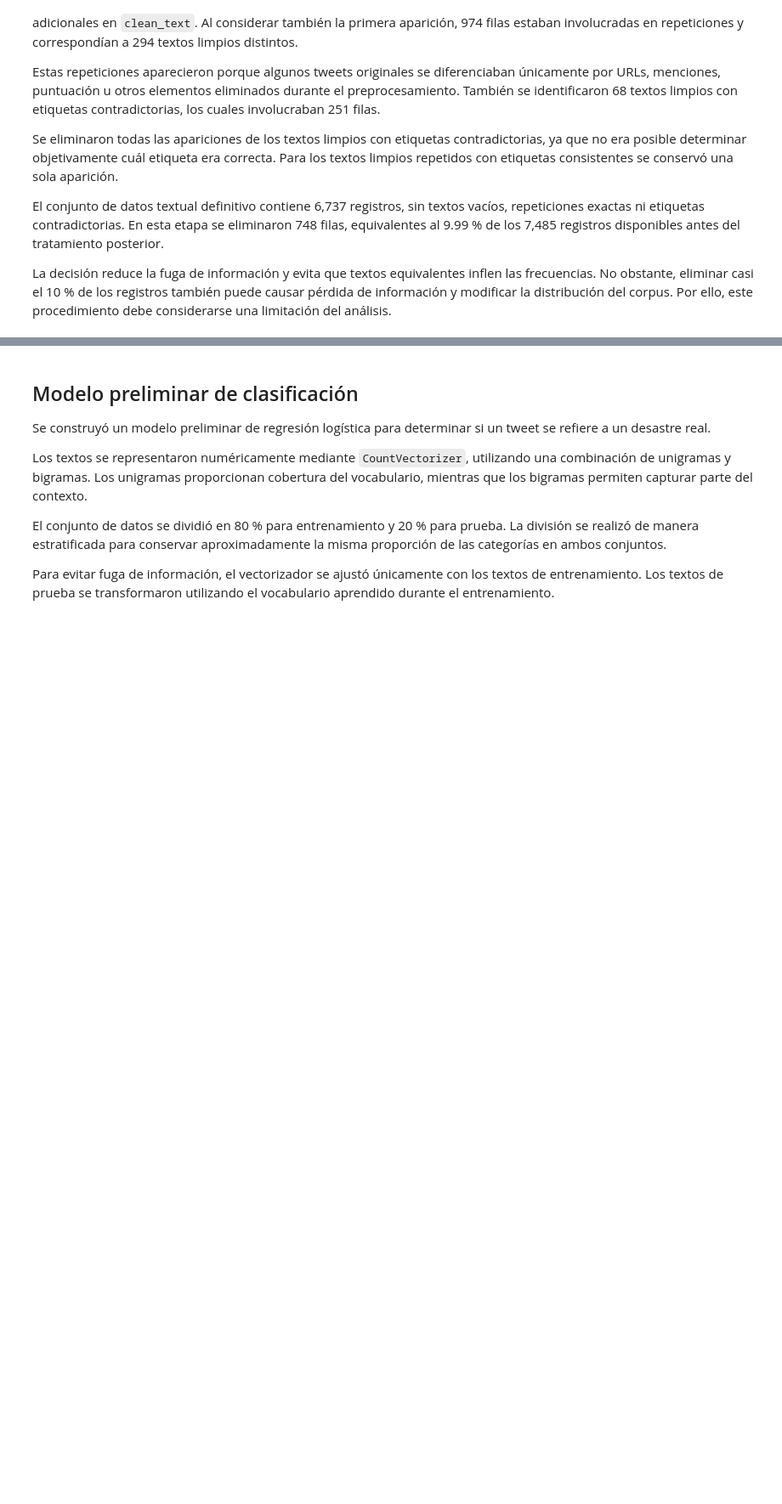
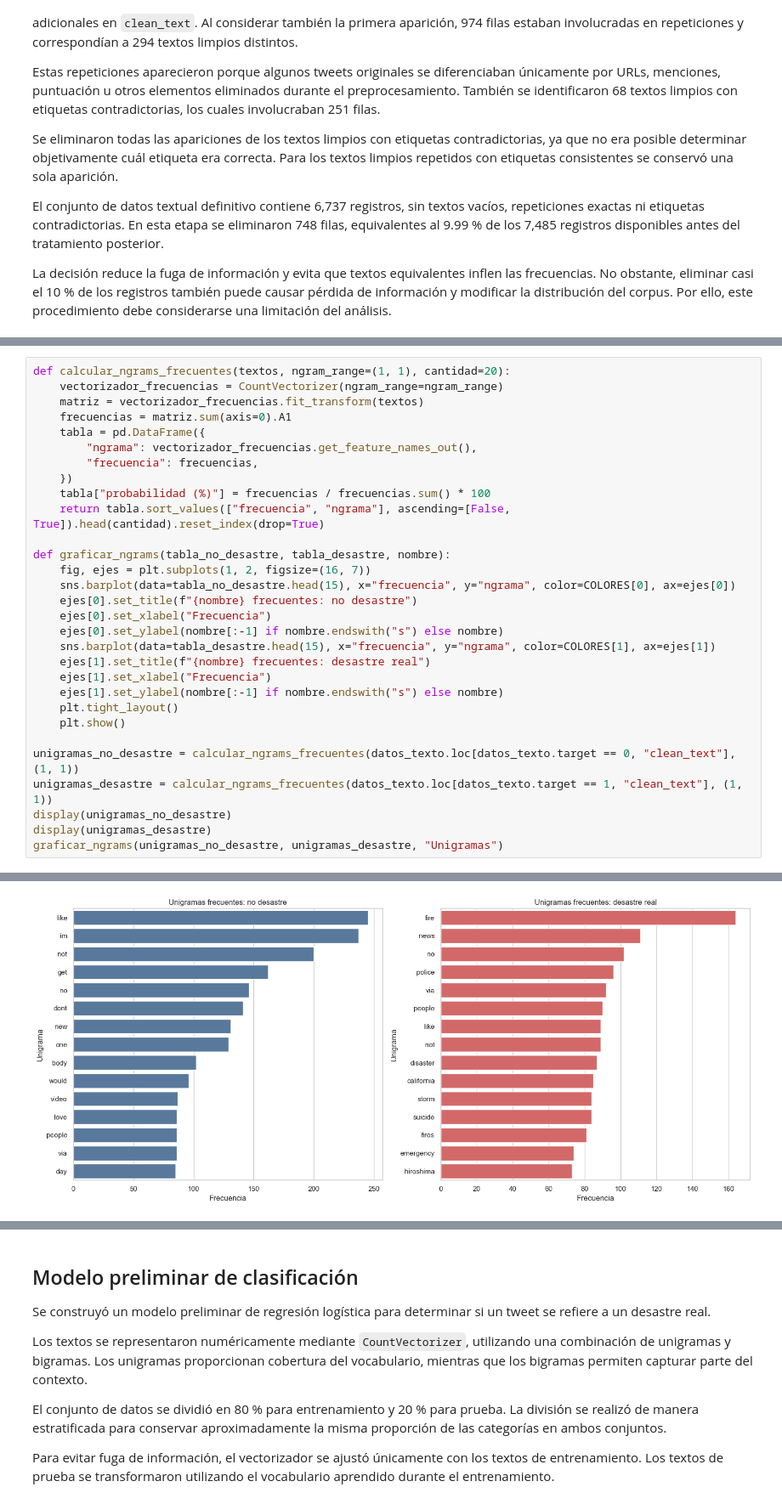
Before and after one commit to tismajo/CC3084-Laboratorio5, a Jupyter notebook: Laboratorio5.ipynb, the cells around one changed output, grey strips where cells are left out. Shown at 85% size. Saved outputs shown, nothing was run; the diff lists cells and outputs as text; blank space fills up the shorter version.

```diff
--- a/Laboratorio5.ipynb
+++ b/Laboratorio5.ipynb
@@ -976,0 +503,31 @@ Las nubes permiten identificar visualmente diferencias entre las categorías, pe
+# %%
+def calcular_ngrams_frecuentes(textos, ngram_range=(1, 1), cantidad=20):
+    vectorizador_frecuencias = CountVectorizer(ngram_range=ngram_range)
+    matriz = vectorizador_frecuencias.fit_transform(textos)
+    frecuencias = matriz.sum(axis=0).A1
+    tabla = pd.DataFrame({
+        "ngrama": vectorizador_frecuencias.get_feature_names_out(),
+        "frecuencia": frecuencias,
+    })
+    tabla["probabilidad (%)"] = frecuencias / frecuencias.sum() * 100
+    return tabla.sort_values(["frecuencia", "ngrama"], ascending=[False, True]).head(cantidad).reset_index(drop=True)
+
+def graficar_ngrams(tabla_no_desastre, tabla_desastre, nombre):
+    fig, ejes = plt.subplots(1, 2, figsize=(16, 7))
+    sns.barplot(data=tabla_no_desastre.head(15), x="frecuencia", y="ngrama", color=COLORES[0], ax=ejes[0])
+    ejes[0].set_title(f"{nombre} frecuentes: no desastre")
+    ejes[0].set_xlabel("Frecuencia")
+    ejes[0].set_ylabel(nombre[:-1] if nombre.endswith("s") else nombre)
+    sns.barplot(data=tabla_desastre.head(15), x="frecuencia", y="ngrama", color=COLORES[1], ax=ejes[1])
+    ejes[1].set_title(f"{nombre} frecuentes: desastre real")
+    ejes[1].set_xlabel("Frecuencia")
+    ejes[1].set_ylabel(nombre[:-1] if nombre.endswith("s") else nombre)
+    plt.tight_layout()
+    plt.show()
+
+unigramas_no_desastre = calcular_ngrams_frecuentes(datos_texto.loc[datos_texto.target == 0, "clean_text"], (1, 1))
+unigramas_desastre = calcular_ngrams_frecuentes(datos_texto.loc[datos_texto.target == 1, "clean_text"], (1, 1))
+display(unigramas_no_desastre)
+display(unigramas_desastre)
+graficar_ngrams(unigramas_no_desastre, unigramas_desastre, "Unigramas")
+# %% [output]
@@ -976,0 +568 @@ Las nubes permiten identificar visualmente diferencias entre las categorías, pe
+[figure, added]
```
Also changed, not shown: parts of 30 cells of this notebook.
